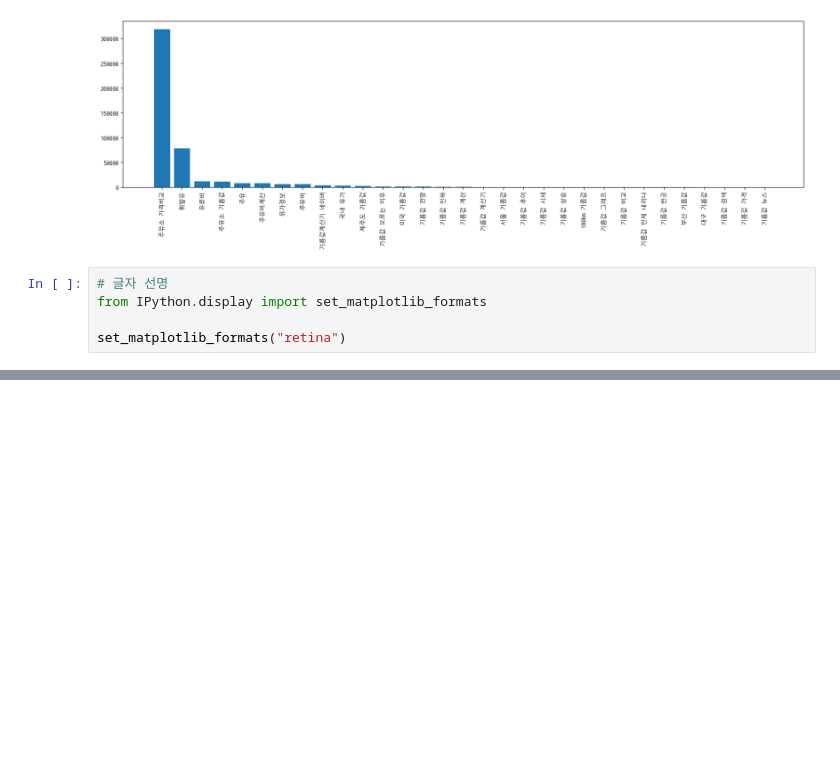
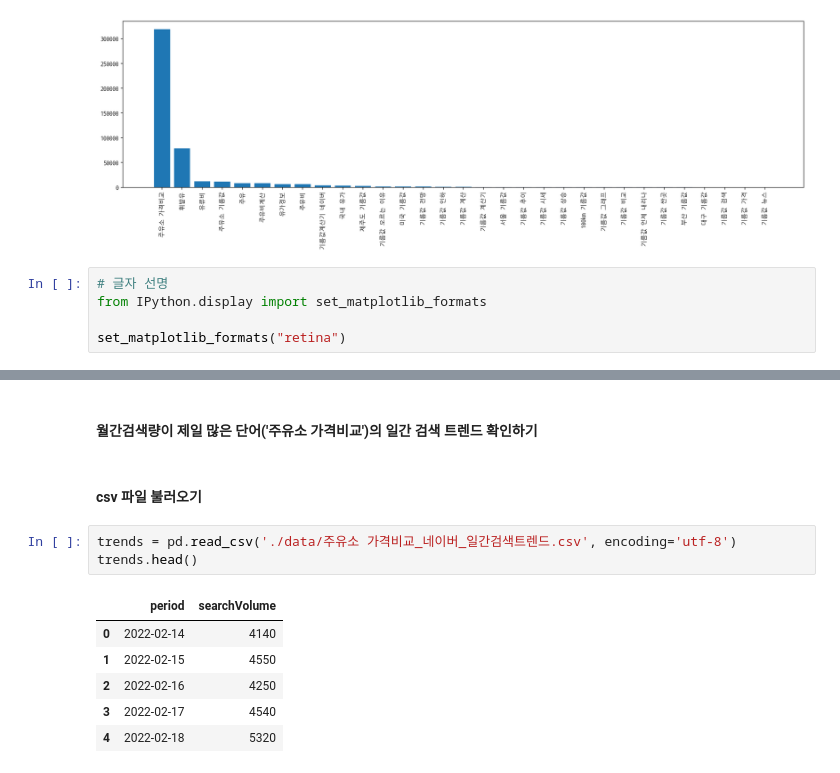
Before and after one commit to certainly-I/Busan-Oil-Price-Analysis, a Jupyter notebook: 주유소_워드클라우드.ipynb, the cells around one changed output, grey strips where cells are left out. Saved outputs shown, nothing was run; the diff lists cells and outputs as text; blank space fills up the shorter version.

```diff
--- a/주유소_워드클라우드.ipynb
+++ b/주유소_워드클라우드.ipynb
@@ -167,0 +184,14 @@ plt.show()
+# %% [markdown]
+#### 월간검색량이 제일 많은 단어('주유소 가격비교')의 일간 검색 트렌드 확인하기
+# %% [markdown]
+#### csv 파일 불러오기
+# %%
+trends = pd.read_csv('./data/주유소 가격비교_네이버_일간검색트렌드.csv', encoding='utf-8')
+trends.head()
+# %% [output]
+|  | period | searchVolume |
+| 0 | 2022-02-14 | 4140 |
+| 1 | 2022-02-15 | 4550 |
+| 2 | 2022-02-16 | 4250 |
+| 3 | 2022-02-17 | 4540 |
+| 4 | 2022-02-18 | 5320 |
```
Also changed, not shown: parts of 14 cells of this notebook, 1 other file.
